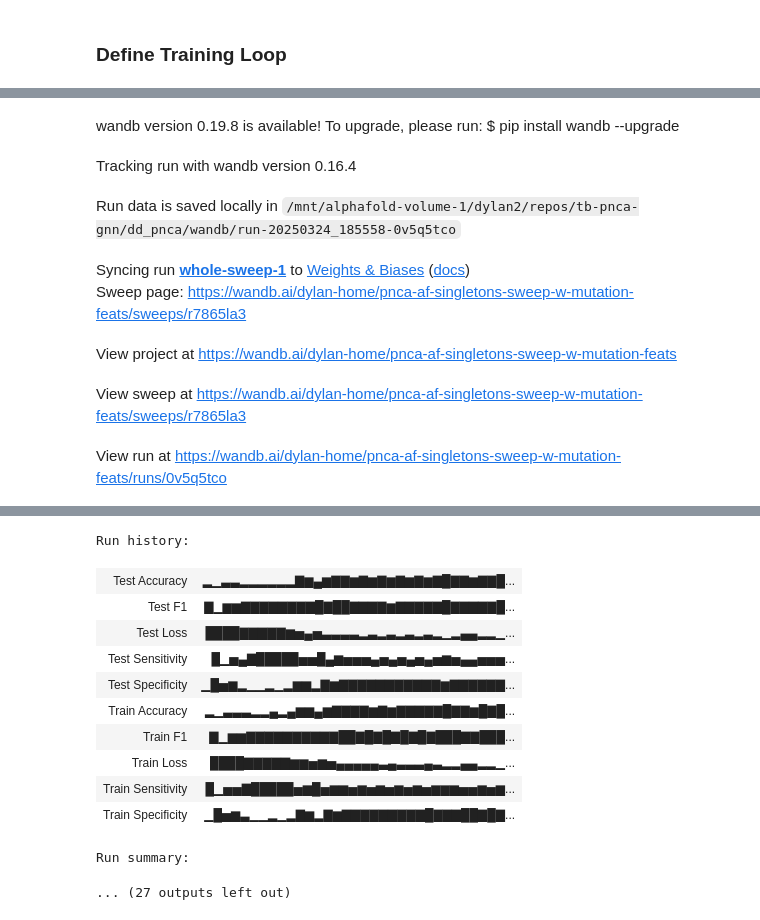
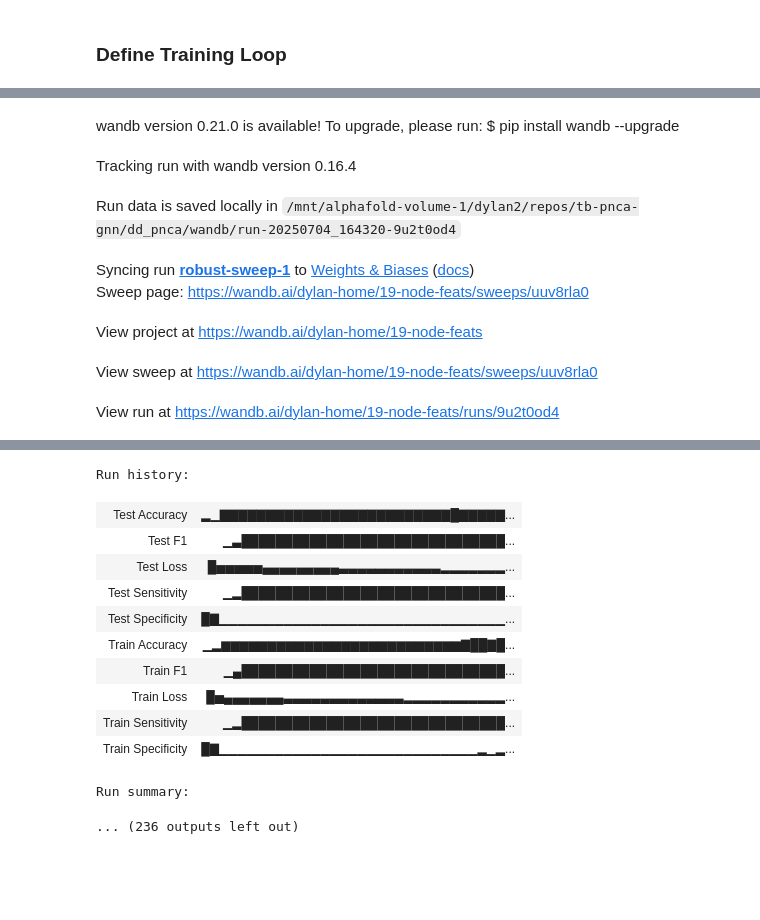
Before and after one commit to fowler-lab/tb-pnca-gnn, a Jupyter notebook: dd_pnca/pnca_af_singletons_sweep.ipynb, the cells around one changed output, grey strips where cells are left out. Saved outputs shown, nothing was run; the diff lists cells and outputs as text; code cells hidden in the pictures; blank space fills up the shorter version.

```diff
--- a/dd_pnca/pnca_af_singletons_sweep.ipynb
+++ b/dd_pnca/pnca_af_singletons_sweep.ipynb
@@ -65,13 +68,13 @@ n_samples = len(graph_dict['train']) + len(graph_dict['test'])
 # cutoff_distance = 6.3
 
 # gcn params
-num_node_features = 16
-# num_node_features = 12
+# num_node_features = 16
+num_node_features = 19
 batch_size = 256
 # hidden_channels = 64
 # learning_rate = 0.001
 # wd = 5e-5
-epochs = 1500
+epochs = 2000
 
 wt_seq = 'MRALIIVDVQNDFCEGGSLAVTGGAALARAISDYLAEAADYHHVVATKDFHIDPGDHFSGTPDYSSSWPPHCVSGTPGADFHPSLDTSAIEAVFYKGAYTGAYSGFEGVDENGTPLLNWLRQRGVDEVDVVGIATDHCVRQTAEDAVRNGLATRVLVDLTAGVSADTTVAALEEMRTASVELVCS'
 # %%
@@ -173,7 +209,9 @@ pprint.pprint(sweep_config)
 # %%
 # project = "pnca-af-singletons-sweep-w-mutation-feats"
 # project = "pnca-af-singletons-sweep-NO-mutation-feats"
-project = "pnca-af-singletons-sweep-w-mutation-feats-exp-edge-weights"
+# project = "pnca-af-singletons-sweep-w-mutation-feats-exp-edge-weights"
+
+project = "19-node-feats"
 # %%
 sweep_id = wandb.sweep(sweep_config, project=project)
 ## project 1
@@ -275,23 +337,24 @@ torch.save(model, f'saved_models/carter_ds_aug/{project}/8hxle9sc/hopeful-sweep-
+# %%
+for t in graph_dict:
+    for sample in graph_dict[t]:
+        col_select = [i for i in range(19) if i != 14]
+        new_feats = graph_dict[t][sample]['graph'].dataset[0].x[:, col_select]
+
+        graph_dict[t][sample]['graph'].dataset[0].x = new_feats
 # %%
 def sweep_run():
-    if config.edge_weights[0] == 'l':
-        lambda_param = float(config.edge_weights.split('=')[1])
-        edge_weights = 'exp'
-    else:
-        lambda_param = None
-        edge_weights = config.edge_weights
 
     with wandb.init() as run:
         config = run.config
 
         model = run_model.pnca_GCN_vary_graph(
             self_loops = False,
-            cutoff_distance = config.cutoff_distance,
-            # edge_weight_func = '1-(dist/cutoff)',
-            # edge_weight_func = config.edge_weights,
-            edge_weight_func = edge_weights,
+            # cutoff_distance = config.cutoff_distance,
+            cutoff_distance = 12,
+            edge_weight_func = 'exp',
             batch_size = batch_size,
-            num_node_features = num_node_features,
+            # num_node_features = num_node_features,
+            num_node_features = 18,
             hidden_channels = config.hidden_channels,
             learning_rate = config.learning_rate,
             wd = config.weight_decay,
@@ -300,7 +363,8 @@ def sweep_run():
             epochs = epochs,
             graph_dict= graph_dict,
             normalise_ews=True,
-            lambda_param=lambda_param,
+            # lambda_param=config.lambda_param,
+            lambda_param=2,
             wandb_params={
                 'use_wandb': False,
                 'sweep': True
@@ -311,5 +375,5 @@ def sweep_run():
 
         # torch.save(model, f'saved_models/carter_ds_aug/{project}/{sweep_id}/{run.name}')
 # %%
-wandb.agent(sweep_id, sweep_run, project = project, count=200)
+wandb.agent(sweep_id, sweep_run, project = project, count=100)
 # %% [output]
@@ -324,8 +387,8 @@ Failed to detect the name of this notebook, you can set it manually with the WAN
-wandb version 0.19.8 is available! To upgrade, please run: $ pip install wandb --upgrade
+wandb version 0.21.0 is available! To upgrade, please run: $ pip install wandb --upgrade
 Tracking run with wandb version 0.16.4
-Run data is saved locally in /mnt/alphafold-volume-1/dylan2/repos/tb-pnca-gnn/dd_pnca/wandb/run-20250324_185558-0v5q5tco
+Run data is saved locally in /mnt/alphafold-volume-1/dylan2/repos/tb-pnca-gnn/dd_pnca/wandb/run-20250704_164320-9u2t0od4
-Syncing run whole-sweep-1 to Weights & Biases (docs)
-Sweep page: https://wandb.ai/dylan-home/pnca-af-singletons-sweep-w-mutation-feats/sweeps/r7865la3
+Syncing run robust-sweep-1 to Weights & Biases (docs)
+Sweep page: https://wandb.ai/dylan-home/19-node-feats/sweeps/uuv8rla0
-View project at https://wandb.ai/dylan-home/pnca-af-singletons-sweep-w-mutation-feats
+View project at https://wandb.ai/dylan-home/19-node-feats
-View sweep at https://wandb.ai/dylan-home/pnca-af-singletons-sweep-w-mutation-feats/sweeps/r7865la3
+View sweep at https://wandb.ai/dylan-home/19-node-feats/sweeps/uuv8rla0
-View run at https://wandb.ai/dylan-home/pnca-af-singletons-sweep-w-mutation-feats/runs/0v5q5tco
+View run at https://wandb.ai/dylan-home/19-node-feats/runs/9u2t0od4
@@ -349,13 +412,13 @@ Early stopping triggered.
 Run history:
-| Test Accuracy | ▂▁▃▃▂▂▂▂▂▂▇▆▄▆▇▇▆▇▆▇▆▇▆▇▆▇█▇▇▆▇▇█... |
-| Test F1 | ▇▁▆▆▇▇▇▇▇▇▇▇█▇██▇▇▇▇▆▇▇▇▇▇█▇▇▇▇▇█... |
-| Test Loss | ████▇▇▇▇▇▆▅▄▅▃▃▃▃▂▃▂▃▂▃▂▃▂▁▂▄▄▂▂▁... |
-| Test Sensitivity | █▁▅▄▇█████▅▅█▄▆▅▅▅▄▅▄▅▄▅▄▅▆▅▄▄▅▅▅... |
-| Test Specificity | ▁█▅▆▂▁▁▂▁▂▆▆▂▇▆▇▇▇▇▇▇▇▇▇▇▇▆▇▇▇▇▇▇... |
-| Train Accuracy | ▂▁▃▃▃▂▂▄▂▄▆▆▄▆▇▇▇▇▆▇▆▇▇▇▇▇█▇▇▆█▇█... |
-| Train F1 | ▇▁▆▆▇▇▇▇▇▇▇▇▇▇██▇█▇█▇█▇█▇███▇▇███... |
-| Train Loss | ████▇▇▇▇▇▆▆▅▆▅▄▄▄▄▄▃▄▃▃▃▄▃▂▂▄▄▂▂▁... |
-| Train Sensitivity | █▁▅▅▇█████▅▆█▅▆▆▅▆▅▆▅▆▅▆▅▆▆▆▅▅▆▅▆... |
-| Train Specificity | ▁█▅▆▃▁▁▂▁▂▇▆▂▇▆▇▇▇▇▇▇▇▇▇█▇▇▇██▇█▇... |
+| Test Accuracy | ▂▁▇▇▇▇▇▇▇▇▇▇▇▇▇▇▇▇▇▇▇▇▇▇▇▇▇█▇▇▇▇▇... |
+| Test F1 | ▁▃███████████████████████████████... |
+| Test Loss | █▅▅▅▅▅▄▄▄▄▄▄▄▄▄▃▃▃▃▃▃▃▃▃▃▃▂▂▂▂▂▂▂... |
+| Test Sensitivity | ▁▂███████████████████████████████... |
+| Test Specificity | █▇▁▁▁▁▁▁▁▁▁▁▁▁▁▁▁▁▁▁▁▁▁▁▁▁▁▁▁▁▁▁▁... |
+| Train Accuracy | ▁▂▆▆▆▆▆▆▆▆▆▆▆▆▆▆▆▆▆▆▆▆▆▆▆▆▆▆▇██▇█... |
+| Train F1 | ▁▄███████████████████████████████... |
+| Train Loss | █▅▄▄▄▄▄▄▄▃▃▃▃▃▃▃▃▃▃▃▃▃▂▂▂▂▂▂▂▂▂▂▂... |
+| Train Sensitivity | ▁▂███████████████████████████████... |
+| Train Specificity | █▇▁▁▁▁▁▁▁▁▁▁▁▁▁▁▁▁▁▁▁▁▁▁▁▁▁▁▁▁▂▁▂... |
 Run summary:
-... (27 outputs left out)
+... (236 outputs left out)
```
Also changed, not shown: parts of 11 cells of this notebook, 7 other files.
